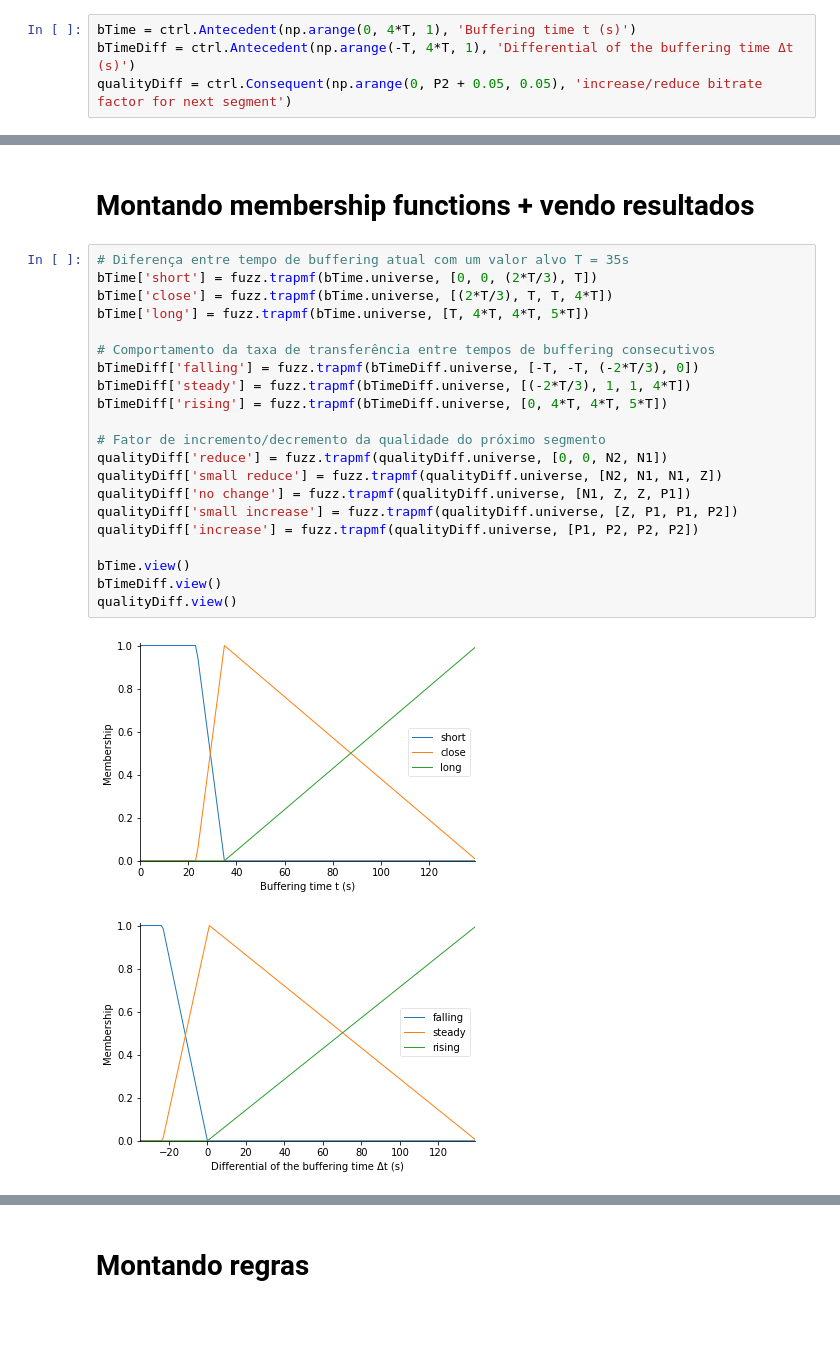
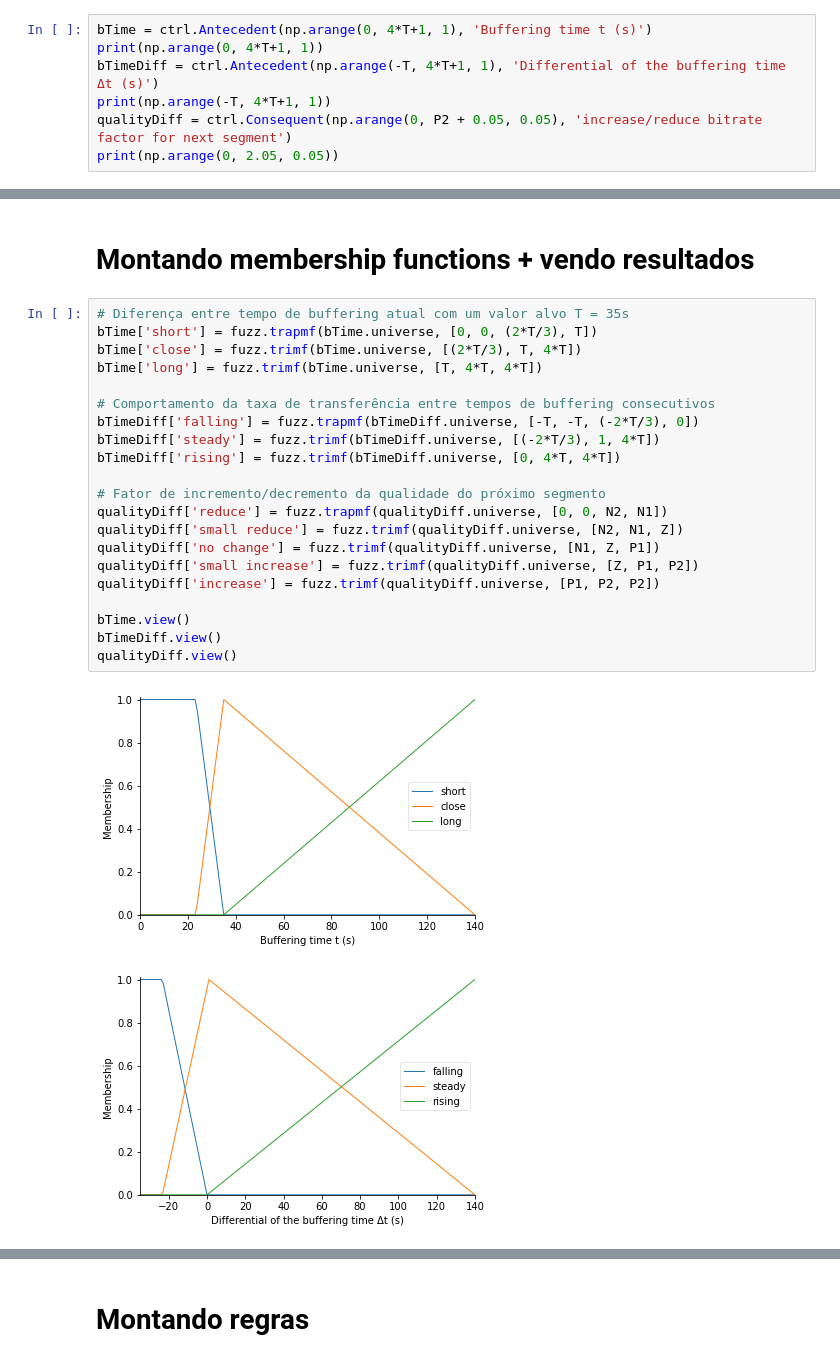
Before and after one commit to capelaum/TR2-ABR-Algorithm, a Jupyter notebook: FuzzyExample/FuzzyExample.ipynb, the cells around one changed output, grey strips where cells are left out. Drawn from its saved outputs; the diff is of its cells as text; blank space fills up the shorter version.

Commit message:
fixes + updates: throughputs + prints

```diff
--- a/FuzzyExample/FuzzyExample.ipynb
+++ b/FuzzyExample/FuzzyExample.ipynb
@@ -16,6 +16,9 @@ P2 = 2      # Aumentar
 # %% [markdown]
 # Declarando antecedentes e consequentes (universos)
 # %%
-bTime = ctrl.Antecedent(np.arange(0, 4*T, 1), 'Buffering time t (s)')
-bTimeDiff = ctrl.Antecedent(np.arange(-T, 4*T, 1), 'Differential of the buffering time Δt (s)')
+bTime = ctrl.Antecedent(np.arange(0, 4*T+1, 1), 'Buffering time t (s)')
+print(np.arange(0, 4*T+1, 1))
+bTimeDiff = ctrl.Antecedent(np.arange(-T, 4*T+1, 1), 'Differential of the buffering time Δt (s)')
+print(np.arange(-T, 4*T+1, 1))
 qualityDiff = ctrl.Consequent(np.arange(0, P2 + 0.05, 0.05), 'increase/reduce bitrate factor for next segment')
+print(np.arange(0, 2.05, 0.05))
@@ -24,27 +45,27 @@ qualityDiff = ctrl.Consequent(np.arange(0, P2 + 0.05, 0.05), 'increase/reduce bi
 # %%
 # Diferença entre tempo de buffering atual com um valor alvo T = 35s
 bTime['short'] = fuzz.trapmf(bTime.universe, [0, 0, (2*T/3), T])
-bTime['close'] = fuzz.trapmf(bTime.universe, [(2*T/3), T, T, 4*T])
-bTime['long'] = fuzz.trapmf(bTime.universe, [T, 4*T, 4*T, 5*T])
+bTime['close'] = fuzz.trimf(bTime.universe, [(2*T/3), T, 4*T])
+bTime['long'] = fuzz.trimf(bTime.universe, [T, 4*T, 4*T])
 
 # Comportamento da taxa de transferência entre tempos de buffering consecutivos
 bTimeDiff['falling'] = fuzz.trapmf(bTimeDiff.universe, [-T, -T, (-2*T/3), 0])
-bTimeDiff['steady'] = fuzz.trapmf(bTimeDiff.universe, [(-2*T/3), 1, 1, 4*T])
-bTimeDiff['rising'] = fuzz.trapmf(bTimeDiff.universe, [0, 4*T, 4*T, 5*T])
+bTimeDiff['steady'] = fuzz.trimf(bTimeDiff.universe, [(-2*T/3), 1, 4*T])
+bTimeDiff['rising'] = fuzz.trimf(bTimeDiff.universe, [0, 4*T, 4*T])
 
 # Fator de incremento/decremento da qualidade do próximo segmento
 qualityDiff['reduce'] = fuzz.trapmf(qualityDiff.universe, [0, 0, N2, N1])
-qualityDiff['small reduce'] = fuzz.trapmf(qualityDiff.universe, [N2, N1, N1, Z])
-qualityDiff['no change'] = fuzz.trapmf(qualityDiff.universe, [N1, Z, Z, P1])
-qualityDiff['small increase'] = fuzz.trapmf(qualityDiff.universe, [Z, P1, P1, P2])
-qualityDiff['increase'] = fuzz.trapmf(qualityDiff.universe, [P1, P2, P2, P2])
+qualityDiff['small reduce'] = fuzz.trimf(qualityDiff.universe, [N2, N1, Z])
+qualityDiff['no change'] = fuzz.trimf(qualityDiff.universe, [N1, Z, P1])
+qualityDiff['small increase'] = fuzz.trimf(qualityDiff.universe, [Z, P1, P2])
+qualityDiff['increase'] = fuzz.trimf(qualityDiff.universe, [P1, P2, P2])
 
 bTime.view()
 bTimeDiff.view()
 qualityDiff.view()
 # %% [output]
-[figure, old version]
+[figure, new version]
-[figure, old version]
+[figure, new version]
 [figure]
 # %% [markdown]
 # Montando regras
```
Also changed, not shown: parts of 2 cells of this notebook, 2 other files.
